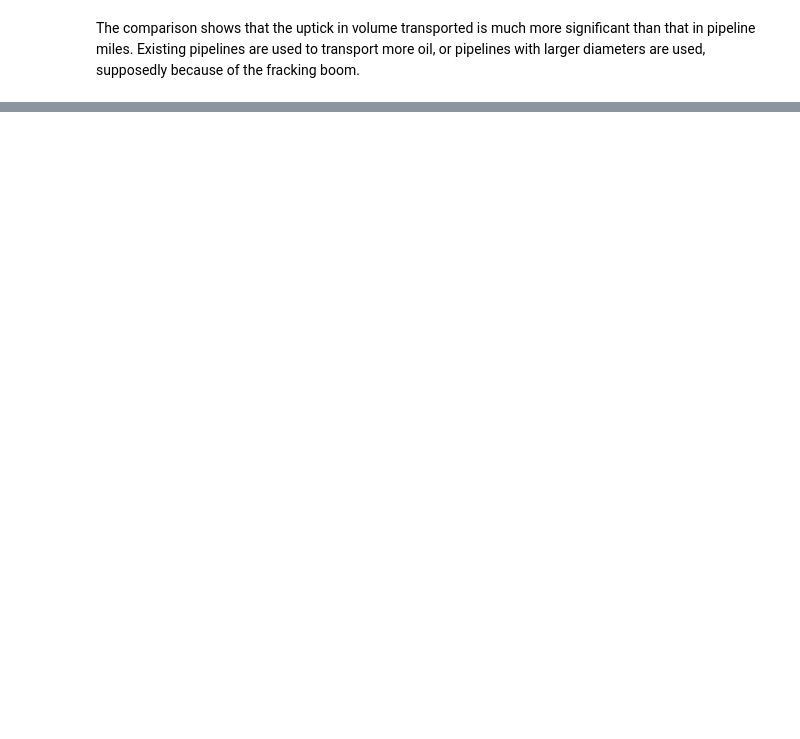
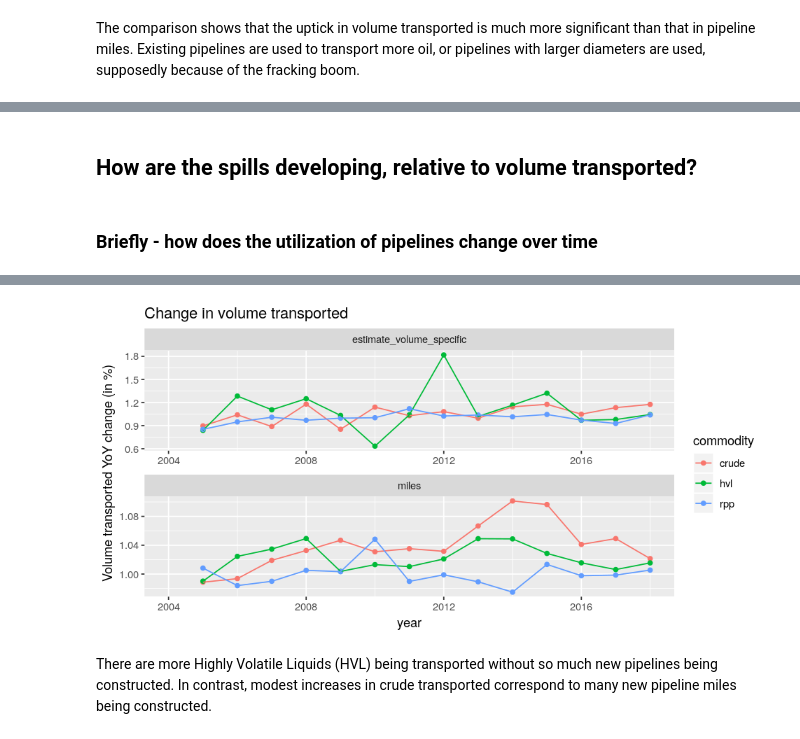
Before and after one commit to julianbarg/spills, a Jupyter notebook: presentations/rpm_2020-03-20/rpm_2020-03-20.ipynb, the cells around one changed output, grey strips where cells are left out. Cells and saved outputs as stored; diff of their text form; code cells hidden in the pictures; blank space fills up the shorter version.

```diff
--- a/presentations/rpm_2020-03-20/rpm_2020-03-20.ipynb
+++ b/presentations/rpm_2020-03-20/rpm_2020-03-20.ipynb
@@ -62,3 +72,20 @@ $ year        <dbl> 2004, 2004, 2004, 2004, 2004, 2004, 2004, 2004, 2004, 200…
 $ on_offshore <chr> "offshore", "offshore", "offshore", "offshore", "offshore…
 $ variable    <chr> "hca", "miles", "volume_crude", "volume_hvl", "volume_rpp…
 $ value       <dbl> 1.000900e+03, 5.085560e+03, NA, NA, NA, NA, 1.675448e+11,…
+# %%
+pipelines_y_c <- pipelines %>%
+    filter(on_offshore == "onshore") %>%
+    filter(commodity %in% c("crude", "hvl", "rpp")) %>%
+    group_by(year, commodity) %>%
+    summarize(!!! oildata::pipelines_consolidation) %>%
+    mutate(cost_per_mile = incidents_cost/miles,
+           cost_per_volume = incidents_cost/estimate_volume_all,
+           volume_per_mile = incidents_volume/miles,
+           volume_per_volume = incidents_volume/estimate_volume_all,
+           inc_per_mile = incidents/miles,
+           inc_per_volume = incidents/estimate_volume_all,
+           sign_inc_per_mile = significant_incidents/miles,
+           sign_inc_per_volume = significant_incidents/estimate_volume_all) %>%
+    pivot_longer(cols = -c(year, commodity), names_to = "variable", values_to = "value")
+
+glimpse(pipelines_y_c)
@@ -127,0 +270,23 @@ The comparison shows that the uptick in volume transported is much more signific
+# %% [markdown]
+## How are the spills developing, relative to volume transported?
+# %% [markdown]
+### Briefly - how does the utilization of pipelines change over time
+# %%
+volume_miles_by_commodity <- pipelines_y_c %>%
+    filter(variable %in% c("estimate_volume_specific", "miles")) %>%
+    pivot_wider(names_from="variable", values_from="value") %>%
+    group_by(commodity) %>%
+    arrange(desc(year)) %>%
+    mutate(estimate_volume_specific = estimate_volume_specific / lead(estimate_volume_specific),
+           miles = miles / lead(miles)) %>%
+    pivot_longer(cols = -c(year, commodity), names_to = "variable", values_to = "value") %>%
+    ggplot(aes(x=year, y=value, color=commodity)) +
+        facet_wrap(~ variable, scale = "free", ncol = 1) +
+        geom_point() +
+        geom_line() +
+        labs(title = "Change in volume transported", y = "Volume transported YoY change (in %)")
+
+options(repr.plot.width=8, repr.plot.height=4)
+# %%
+volume_miles_by_commodity
+# %% [output]
@@ -127,0 +296,3 @@ The comparison shows that the uptick in volume transported is much more signific
+[figure, added]
+# %% [markdown]
+There are more Highly Volatile Liquids (HVL) being transported without so much new pipelines being constructed. In contrast, modest increases in crude transported correspond to many new pipeline miles being constructed.
```
Also changed, not shown: parts of 49 cells of this notebook, 2 other files.
